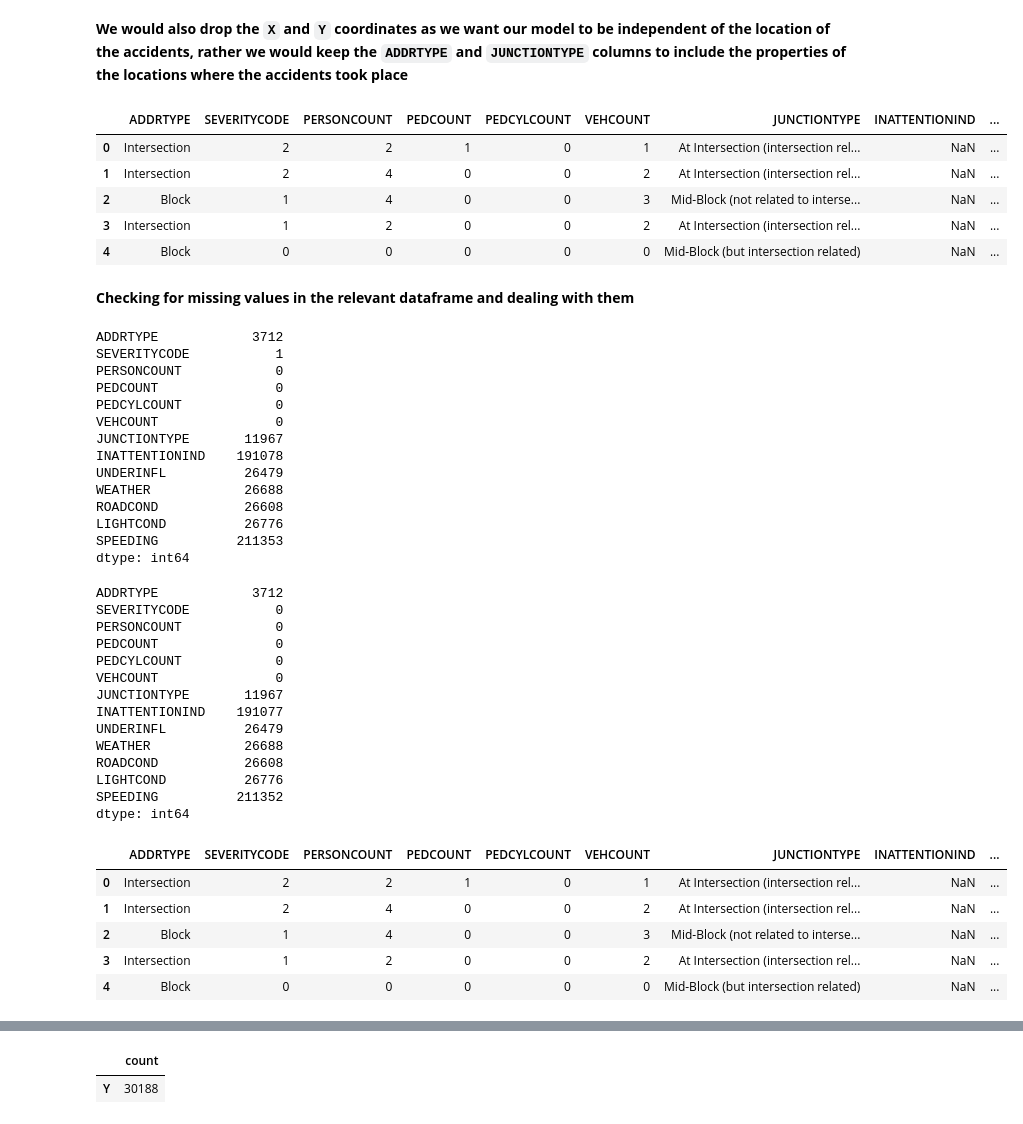
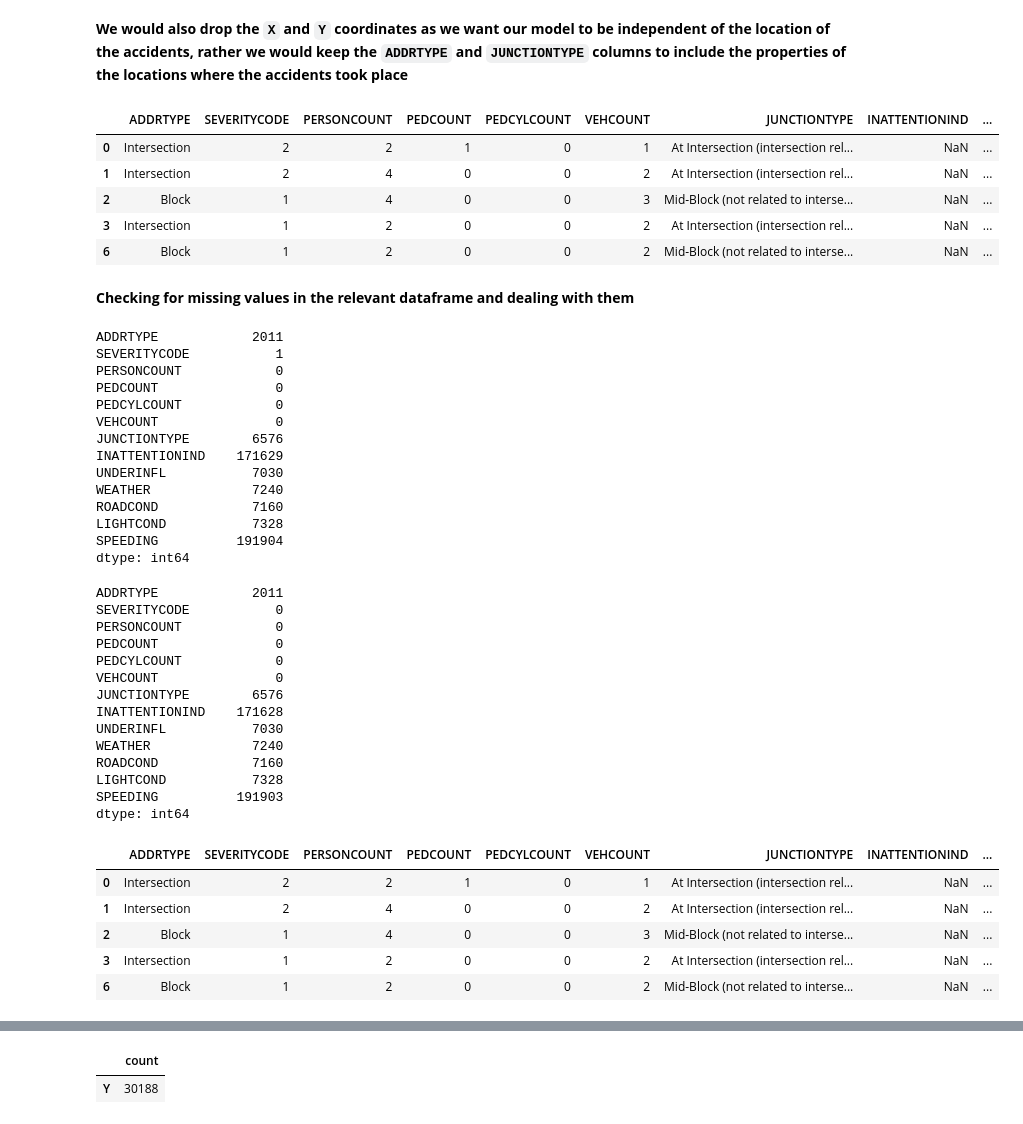
Before and after one commit to sankha14/Applied_Data_Science_Capstone, a Jupyter notebook: Car_Accident_Severity_Prediction.ipynb, the cells around one changed output, grey strips where cells are left out. Saved outputs shown, nothing was run; the diff lists cells and outputs as text; code cells hidden in the pictures.

```diff
--- a/Car_Accident_Severity_Prediction.ipynb
+++ b/Car_Accident_Severity_Prediction.ipynb
@@ -290,0 +329,7 @@ df_coll['HITPARKEDCAR'].value_counts().to_frame('Count')
+# %%
+df_coll.drop(df_coll[(df_coll['PERSONCOUNT'] == 0) & \
+                         (df_coll['PEDCOUNT'] == 0)& \
+                         (df_coll['PEDCYLCOUNT'] == 0) & \
+                         (df_coll['VEHCOUNT'] == 0)].index, inplace = True)
+
+df_coll.shape
@@ -328,25 +375,25 @@ df_coll_rel.head(5)
 | 1 | Intersection | 2 | 4 | 0 | 0 | 2 | At Intersection (intersection rel... | NaN | ... |
 | 2 | Block | 1 | 4 | 0 | 0 | 3 | Mid-Block (not related to interse... | NaN | ... |
 | 3 | Intersection | 1 | 2 | 0 | 0 | 2 | At Intersection (intersection rel... | NaN | ... |
-| 4 | Block | 0 | 0 | 0 | 0 | 0 | Mid-Block (but intersection related) | NaN | ... |
+| 6 | Block | 1 | 2 | 0 | 0 | 2 | Mid-Block (not related to interse... | NaN | ... |
 # %% [markdown]
 **Checking for missing values in the relevant dataframe and dealing with them**
 # %%
 df_coll_rel.isnull().sum()
 # %% [output]
-ADDRTYPE            3712
+ADDRTYPE            2011
 SEVERITYCODE           1
 PERSONCOUNT            0
 PEDCOUNT               0
 PEDCYLCOUNT            0
 VEHCOUNT               0
-JUNCTIONTYPE       11967
-INATTENTIONIND    191078
-UNDERINFL          26479
-WEATHER            26688
-ROADCOND           26608
-LIGHTCOND          26776
-SPEEDING          211353
+JUNCTIONTYPE        6576
+INATTENTIONIND    171629
+UNDERINFL           7030
+WEATHER             7240
+ROADCOND            7160
+LIGHTCOND           7328
+SPEEDING          191904
 dtype: int64
 # %%
 # removing the entire row where 'SEVERITYCODE' is NULL
@@ -355,49 +402,49 @@ df_coll_rel.dropna(subset=['SEVERITYCODE'], inplace = True)
 
 df_coll_rel.isnull().sum()
 # %% [output]
-ADDRTYPE            3712
+ADDRTYPE            2011
 SEVERITYCODE           0
 PERSONCOUNT            0
 PEDCOUNT               0
 PEDCYLCOUNT            0
 VEHCOUNT               0
-JUNCTIONTYPE       11967
-INATTENTIONIND    191077
-UNDERINFL          26479
-WEATHER            26688
-ROADCOND           26608
-LIGHTCOND          26776
-SPEEDING          211352
+JUNCTIONTYPE        6576
+INATTENTIONIND    171628
+UNDERINFL           7030
+WEATHER             7240
+ROADCOND            7160
+LIGHTCOND           7328
+SPEEDING          191903
 dtype: int64
 # %%
 # Labeling the missing values for the categorical variables 'ADDRTYPE',
-# 'JUNCTIONTYPE', 'WEATHER', 'ROADCOND' and 'LIGHTCOND' to "others"
+# 'JUNCTIONTYPE', 'WEATHER', 'ROADCOND' and 'LIGHTCOND' to "Other"
 
 
 df_coll_rel['ADDRTYPE'] = df_coll_rel['ADDRTYPE'].fillna(0)
-df_coll_rel['ADDRTYPE'] = df_coll_rel['ADDRTYPE'].replace(0,'others')
+df_coll_rel['ADDRTYPE'] = df_coll_rel['ADDRTYPE'].replace(0,'Other')
 
 df_coll_rel['JUNCTIONTYPE'] = df_coll_rel['JUNCTIONTYPE'].fillna(0)
-df_coll_rel['JUNCTIONTYPE'] = df_coll_rel['JUNCTIONTYPE'].replace(0,'others')
+df_coll_rel['JUNCTIONTYPE'] = df_coll_rel['JUNCTIONTYPE'].replace(0,'Other')
 
 df_coll_rel['WEATHER'] = df_coll_rel['WEATHER'].fillna(0)
-df_coll_rel['WEATHER'] = df_coll_rel['WEATHER'].replace(0,'others')
+df_coll_rel['WEATHER'] = df_coll_rel['WEATHER'].replace(0,'Unspecified')
 
 df_coll_rel['ROADCOND'] = df_coll_rel['ROADCOND'].fillna(0)
-df_coll_rel['ROADCOND'] = df_coll_rel['ROADCOND'].replace(0,'others')
+df_coll_rel['ROADCOND'] = df_coll_rel['ROADCOND'].replace(0,'Unspecified')
 
 df_coll_rel['LIGHTCOND'] = df_coll_rel['LIGHTCOND'].fillna(0)
-df_coll_rel['LIGHTCOND'] = df_coll_rel['LIGHTCOND'].replace(0,'others')
+df_coll_rel['LIGHTCOND'] = df_coll_rel['LIGHTCOND'].replace(0,'Unspecified')
 
 
 df_coll_rel.head(5)
 # %% [output]
 |  | ADDRTYPE | SEVERITYCODE | PERSONCOUNT | PEDCOUNT | PEDCYLCOUNT | VEHCOUNT | JUNCTIONTYPE | INATTENTIONIND | ... |
 | 0 | Intersection | 2 | 2 | 1 | 0 | 1 | At Intersection (intersection rel... | NaN | ... |
 | 1 | Intersection | 2 | 4 | 0 | 0 | 2 | At Intersection (intersection rel... | NaN | ... |
 | 2 | Block | 1 | 4 | 0 | 0 | 3 | Mid-Block (not related to interse... | NaN | ... |
 | 3 | Intersection | 1 | 2 | 0 | 0 | 2 | At Intersection (intersection rel... | NaN | ... |
-| 4 | Block | 0 | 0 | 0 | 0 | 0 | Mid-Block (but intersection related) | NaN | ... |
+| 6 | Block | 1 | 2 | 0 | 0 | 2 | Mid-Block (not related to interse... | NaN | ... |
 # %%
 df_coll_rel.isnull().sum()
 # %% [output]
```
Also changed, not shown: parts of 88 cells of this notebook.
